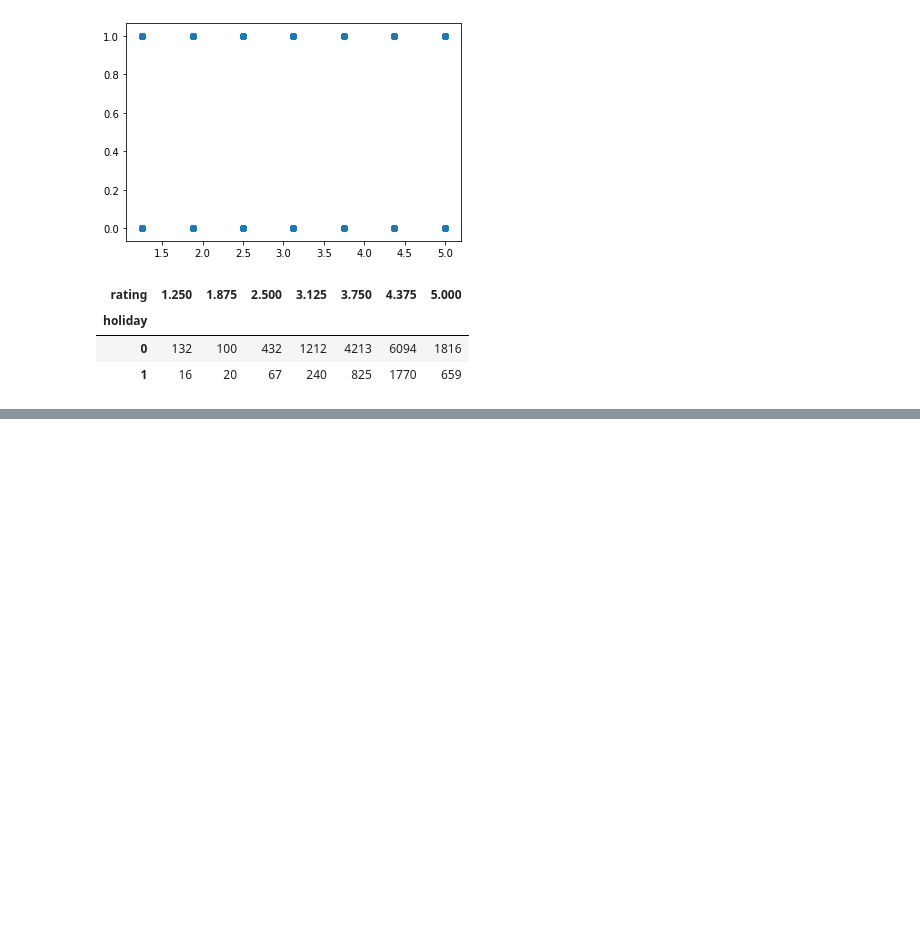
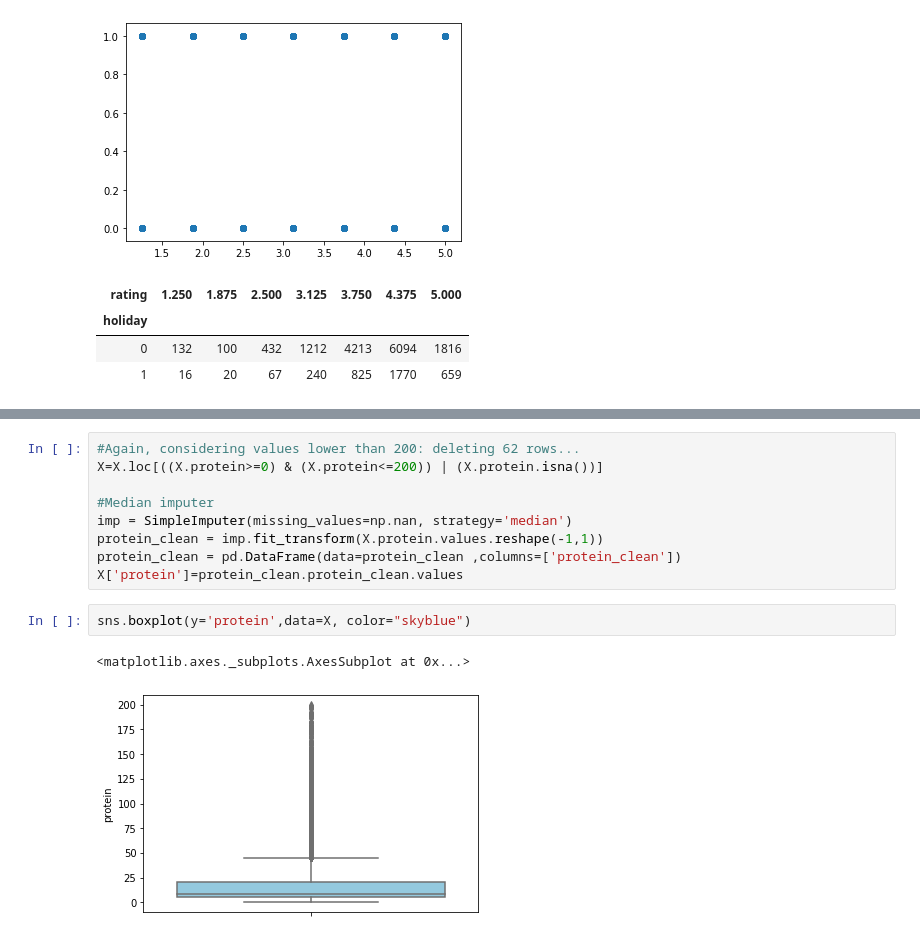
Before and after one commit to ivesulca/Recipe_Rating_Prediction, a Jupyter notebook: finalproj_bw_dataclean.ipynb, the cells around one changed output, grey strips where cells are left out. Saved outputs shown, nothing was run; the diff lists cells and outputs as text; blank space fills up the shorter version.

```diff
--- a/finalproj_bw_dataclean.ipynb
+++ b/finalproj_bw_dataclean.ipynb
@@ -184,0 +234,14 @@ pd.crosstab(X.holiday, y)
+# %%
+#Again, considering values lower than 200: deleting 62 rows...
+X=X.loc[((X.protein>=0) & (X.protein<=200)) | (X.protein.isna())]
+
+#Median imputer
+imp = SimpleImputer(missing_values=np.nan, strategy='median')
+protein_clean = imp.fit_transform(X.protein.values.reshape(-1,1))
+protein_clean = pd.DataFrame(data=protein_clean ,columns=['protein_clean'])
+X['protein']=protein_clean.protein_clean.values
+# %%
+sns.boxplot(y='protein',data=X, color="skyblue")
+# %% [output]
+<matplotlib.axes._subplots.AxesSubplot at 0x...>
+[figure, added]
```
Also changed, not shown: parts of 16 cells of this notebook, 1 other file.
